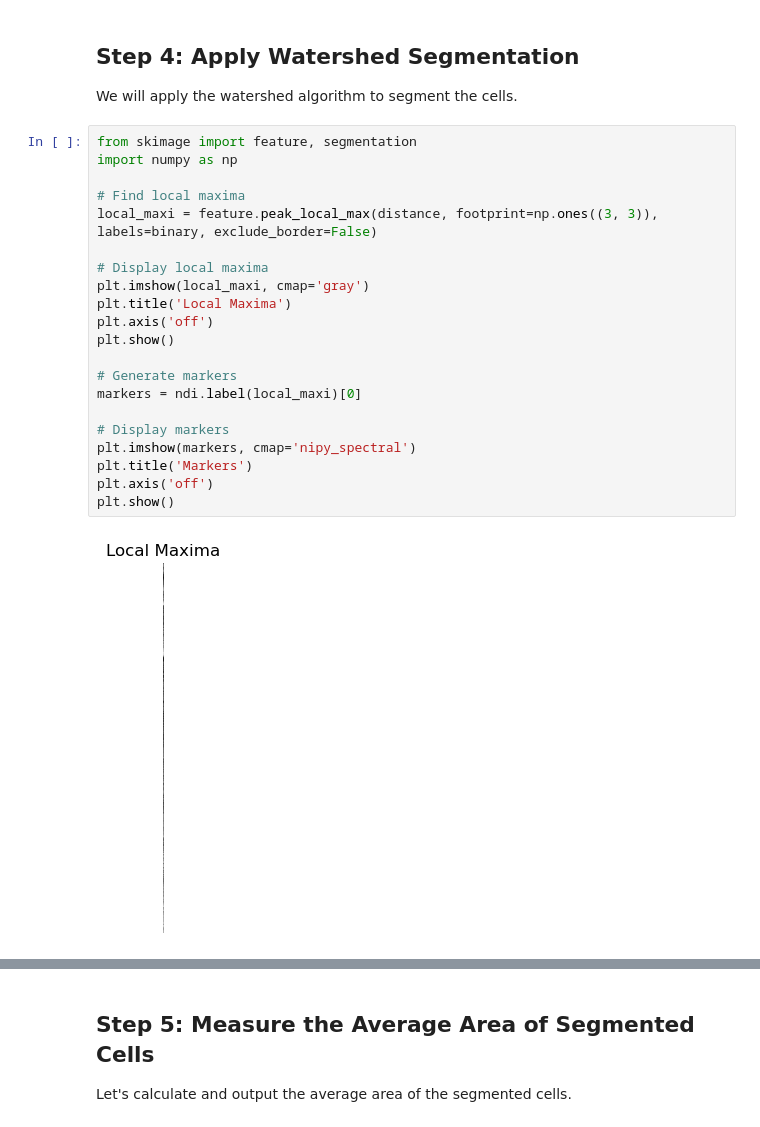
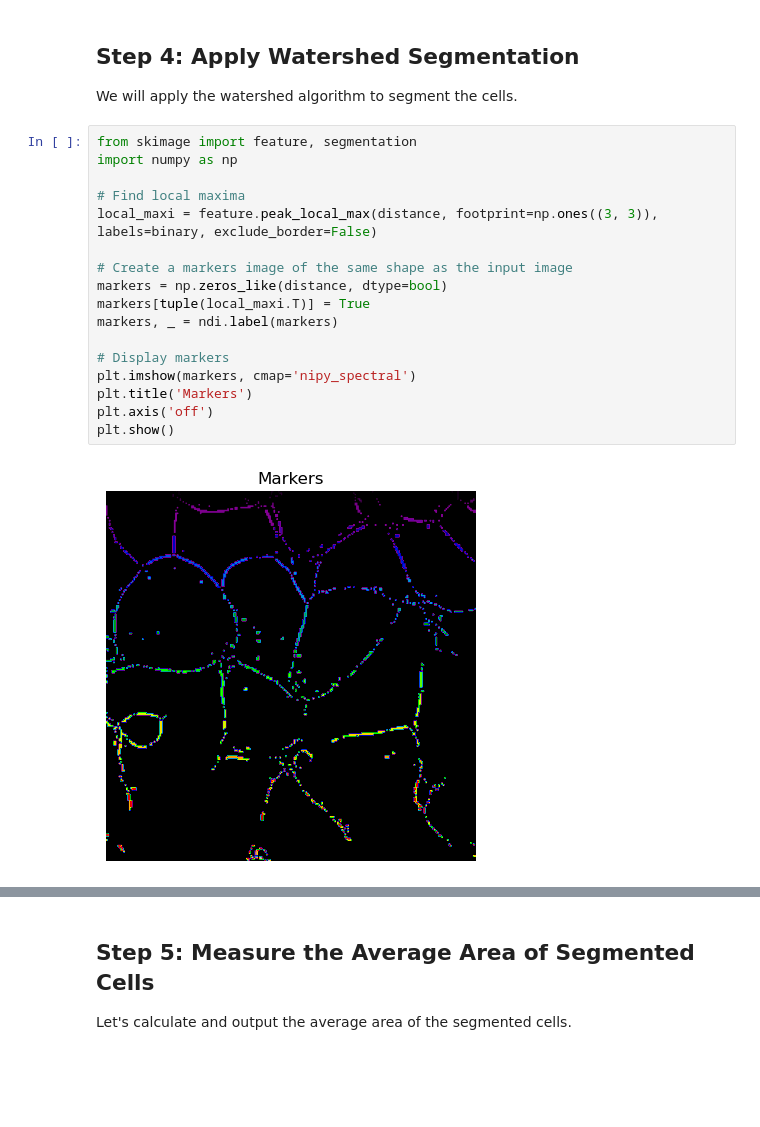
Before and after one commit to haesleinhuepf/git-bob-bioimage-analysis-example, a Jupyter notebook: notebooks/cell_segmentation_analysis.ipynb, the cells around one changed output, grey strips where cells are left out. Cells and saved outputs as stored; diff of their text form; blank space fills up the shorter version.

Commit message:
Modified the code to convert the local maxima coordinates into a marker image for watershed.

```diff
--- a/notebooks/cell_segmentation_analysis.ipynb
+++ b/notebooks/cell_segmentation_analysis.ipynb
@@ -62,23 +62,19 @@ We will apply the watershed algorithm to segment the cells.
 # %%
 from skimage import feature, segmentation
 import numpy as np
 
 # Find local maxima
 local_maxi = feature.peak_local_max(distance, footprint=np.ones((3, 3)), labels=binary, exclude_border=False)
 
-# Display local maxima
-plt.imshow(local_maxi, cmap='gray')
-plt.title('Local Maxima')
-plt.axis('off')
-plt.show()
-
-# Generate markers
-markers = ndi.label(local_maxi)[0]
+# Create a markers image of the same shape as the input image
+markers = np.zeros_like(distance, dtype=bool)
+markers[tuple(local_maxi.T)] = True
+markers, _ = ndi.label(markers)
 
 # Display markers
 plt.imshow(markers, cmap='nipy_spectral')
 plt.title('Markers')
 plt.axis('off')
 plt.show()
 # %% [output]
-[figure, old version]
+[figure, new version]
```
Also changed, not shown: parts of 3 cells of this notebook.
